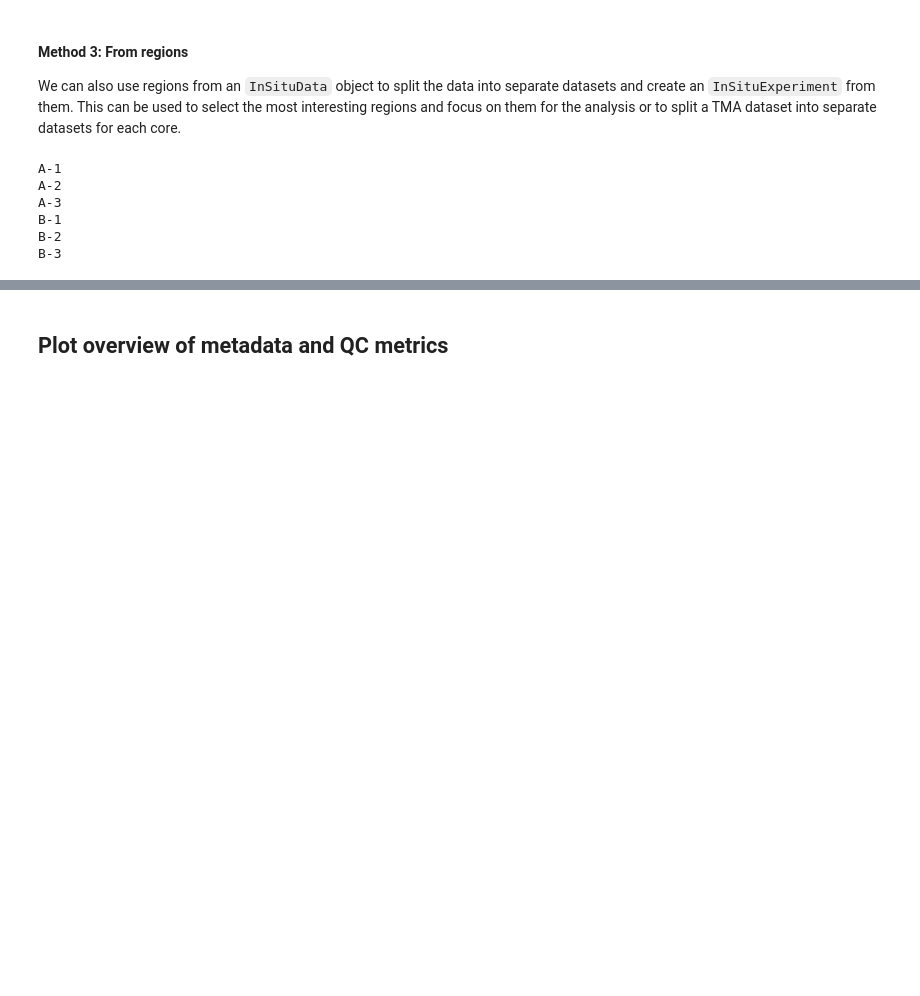
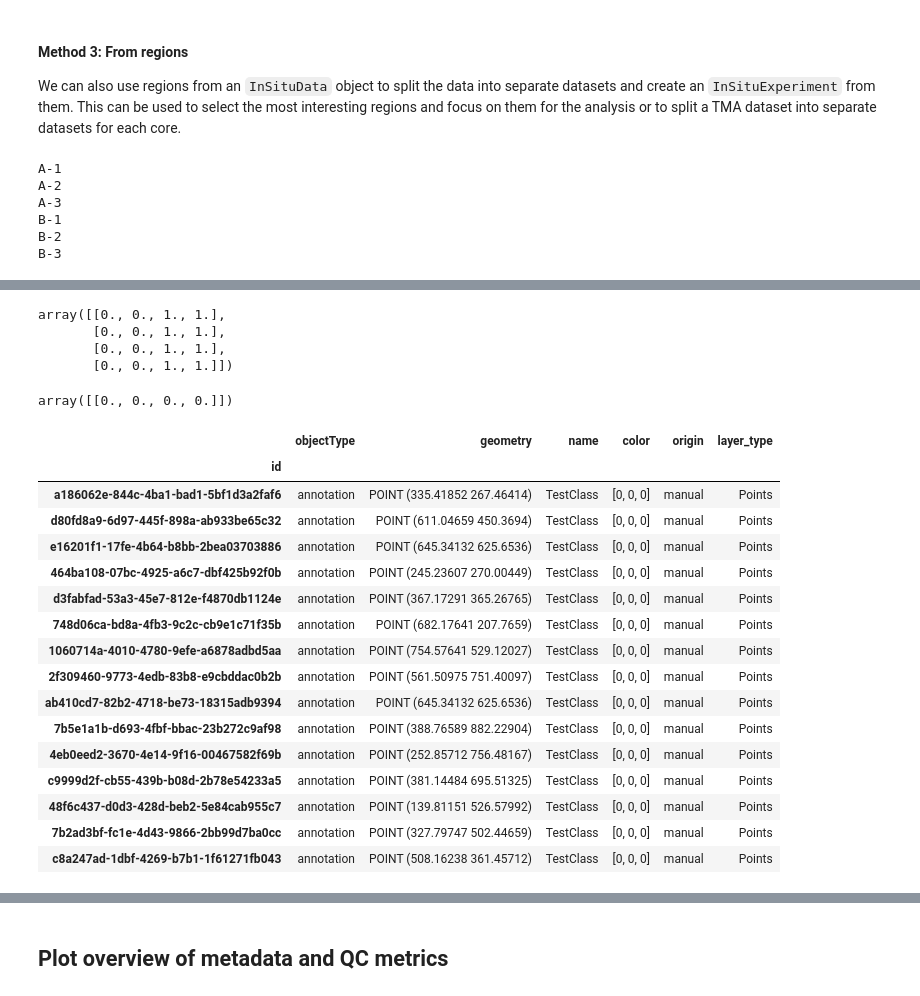
Before and after one commit to SpatialPathology/InSituPy, a Jupyter notebook: docs/source/tutorials/03_multisample_analysis/InSituPy_InSituExperiment.ipynb, the cells around one changed output, grey strips where cells are left out. Cells and saved outputs as stored; diff of their text form; code cells hidden in the pictures; blank space fills up the shorter version.

```diff
--- a/docs/source/tutorials/03_multisample_analysis/InSituPy_InSituExperiment.ipynb
+++ b/docs/source/tutorials/03_multisample_analysis/InSituPy_InSituExperiment.ipynb
@@ -167,0 +450,31 @@ viewer = exp.show(3)
+# %%
+l.face_color
+# %% [output]
+array([[0., 0., 1., 1.],
+       [0., 0., 1., 1.],
+       [0., 0., 1., 1.],
+       [0., 0., 1., 1.]])
+# %%
+ll.face_color
+# %% [output]
+array([[0., 0., 0., 0.]])
+# %%
+exp.data[3].annotations["TestKey"]
+# %% [output]
+|  | objectType | geometry | name | color | origin | layer_type |
+| id |  |  |  |  |  |  |
+| a186062e-844c-4ba1-bad1-5bf1d3a2faf6 | annotation | POINT (335.41852 267.46414) | TestClass | [0, 0, 0] | manual | Points |
+| d80fd8a9-6d97-445f-898a-ab933be65c32 | annotation | POINT (611.04659 450.3694) | TestClass | [0, 0, 0] | manual | Points |
+| e16201f1-17fe-4b64-b8bb-2bea03703886 | annotation | POINT (645.34132 625.6536) | TestClass | [0, 0, 0] | manual | Points |
+| 464ba108-07bc-4925-a6c7-dbf425b92f0b | annotation | POINT (245.23607 270.00449) | TestClass | [0, 0, 0] | manual | Points |
+| d3fabfad-53a3-45e7-812e-f4870db1124e | annotation | POINT (367.17291 365.26765) | TestClass | [0, 0, 0] | manual | Points |
+| 748d06ca-bd8a-4fb3-9c2c-cb9e1c71f35b | annotation | POINT (682.17641 207.7659) | TestClass | [0, 0, 0] | manual | Points |
+| 1060714a-4010-4780-9efe-a6878adbd5aa | annotation | POINT (754.57641 529.12027) | TestClass | [0, 0, 0] | manual | Points |
+| 2f309460-9773-4edb-83b8-e9cbddac0b2b | annotation | POINT (561.50975 751.40097) | TestClass | [0, 0, 0] | manual | Points |
+| ab410cd7-82b2-4718-be73-18315adb9394 | annotation | POINT (645.34132 625.6536) | TestClass | [0, 0, 0] | manual | Points |
+| 7b5e1a1b-d693-4fbf-bbac-23b272c9af98 | annotation | POINT (388.76589 882.22904) | TestClass | [0, 0, 0] | manual | Points |
+| 4eb0eed2-3670-4e14-9f16-00467582f69b | annotation | POINT (252.85712 756.48167) | TestClass | [0, 0, 0] | manual | Points |
+| c9999d2f-cb55-439b-b08d-2b78e54233a5 | annotation | POINT (381.14484 695.51325) | TestClass | [0, 0, 0] | manual | Points |
+| 48f6c437-d0d3-428d-beb2-5e84cab955c7 | annotation | POINT (139.81151 526.57992) | TestClass | [0, 0, 0] | manual | Points |
+| 7b2ad3bf-fc1e-4d43-9866-2bb99d7ba0cc | annotation | POINT (327.79747 502.44659) | TestClass | [0, 0, 0] | manual | Points |
+| c8a247ad-1dbf-4269-b7b1-1f61271fb043 | annotation | POINT (508.16238 361.45712) | TestClass | [0, 0, 0] | manual | Points |
```
Also changed, not shown: parts of 127 cells of this notebook, 7 other files.
